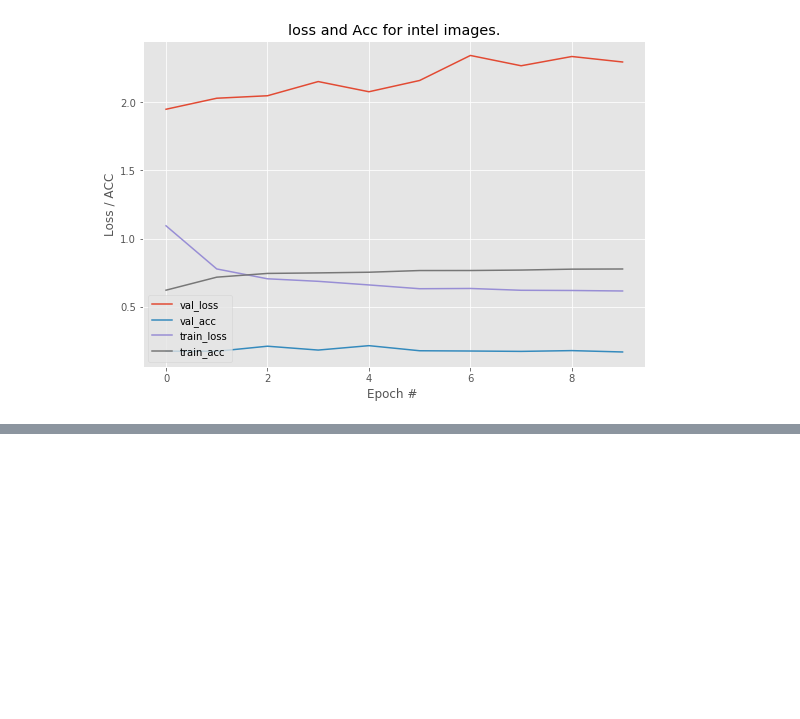
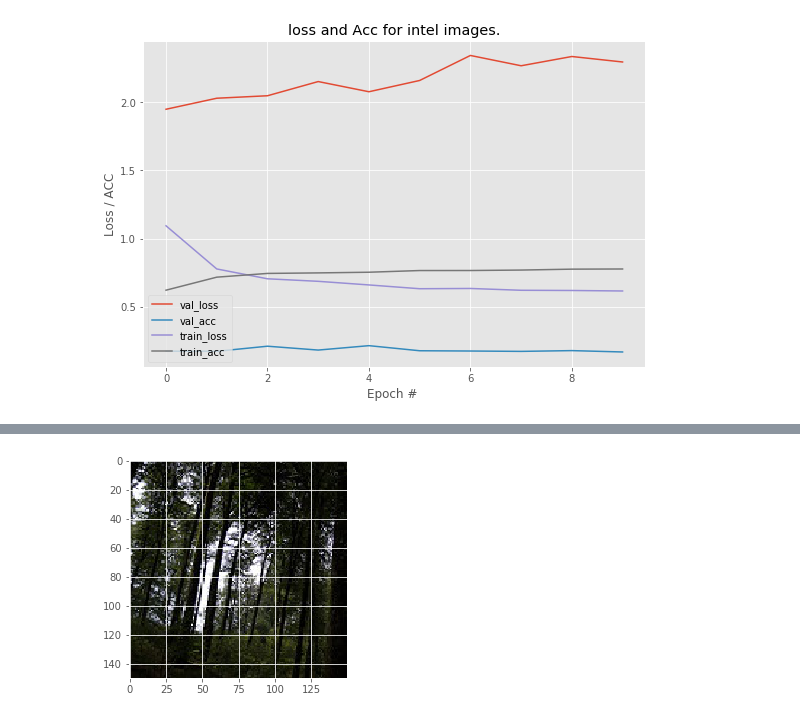
Before and after one commit to Xnsam/machine_learning_prax, a Jupyter notebook: intel_image_classification.ipynb, the cells around one changed output, grey strips where cells are left out. Cells and saved outputs as stored; diff of their text form; code cells hidden in the pictures; blank space fills up the shorter version.

```diff
--- a/intel_image_classification.ipynb
+++ b/intel_image_classification.ipynb
@@ -545,0 +583,5 @@ plot_metrics(h.history, 10, 'train')
+# %%
+plt.imshow(plt.imread(train_files[0]))
+plt.show()
+# %% [output]
+[figure, added]
```
Also changed, not shown: parts of 7 cells of this notebook.
